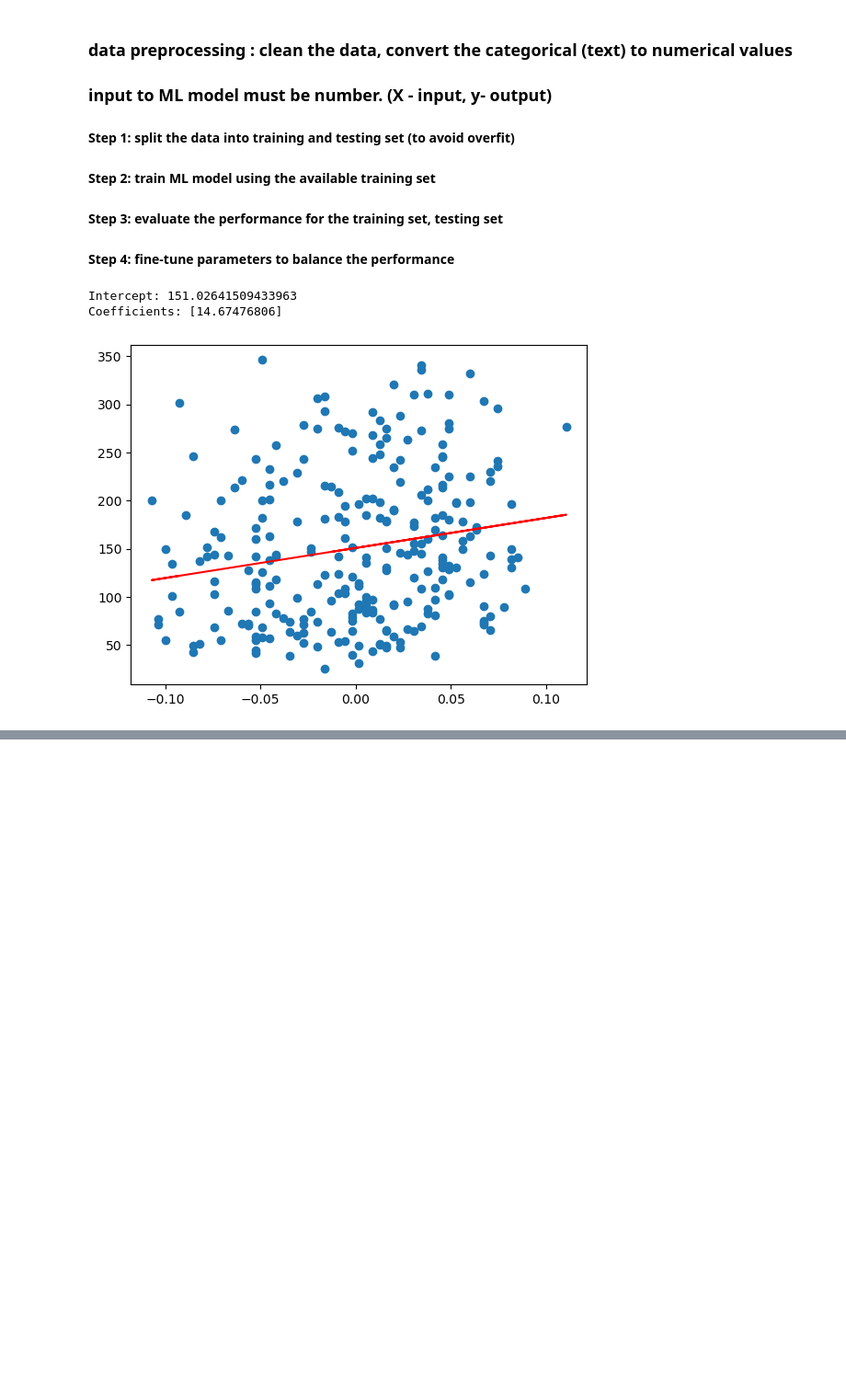
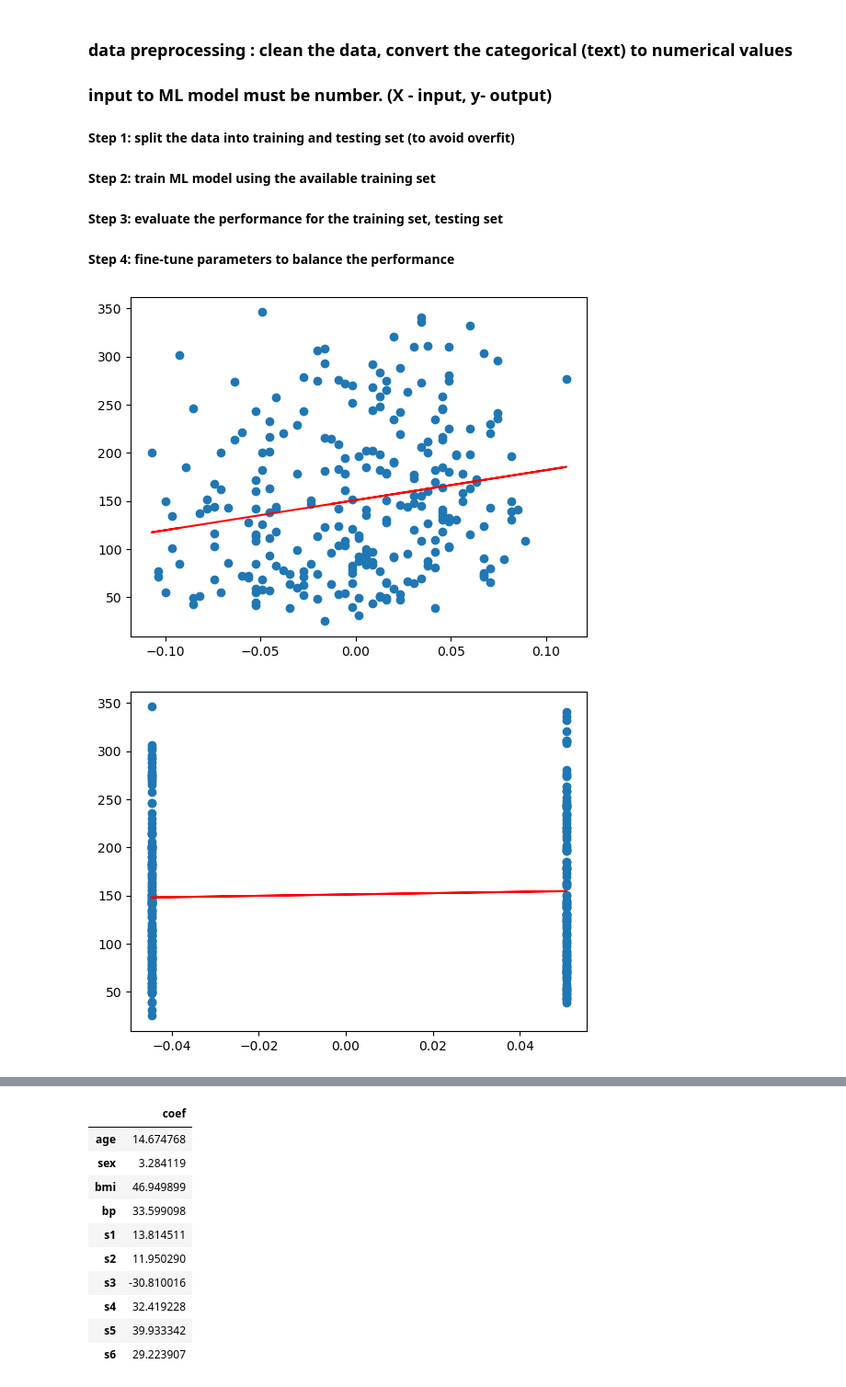
Before and after one commit to myothida/SML_Teaching, a Jupyter notebook: Parami_Fall_2023/LinearRegression.ipynb, the cells around one changed output, grey strips where cells are left out. Shown: that part at 92% size. Cells and saved outputs as stored; diff of their text form; code cells hidden in the pictures; blank space fills up the shorter version.

```diff
--- a/Parami_Fall_2023/LinearRegression.ipynb
+++ b/Parami_Fall_2023/LinearRegression.ipynb
@@ -24,5 +24,3 @@ Index(['age', 'sex', 'bmi', 'bp', 's1', 's2', 's3', 's4', 's5', 's6'], dtype='ob
 #### Step 3: evaluate the performance for the training set, testing set
 
 #### Step 4: fine-tune parameters to balance the performance
-# %%
-X = df[['age']].values
@@ -33,33 +34,36 @@ X_train, X_test, y_train, y_test = train_test_split(X,y, test_size = 0.4, random
 # %%
-from sklearn.preprocessing import StandardScaler, PolynomialFeatures
-from sklearn.linear_model import LinearRegression
-from sklearn.impute import SimpleImputer
+def my_linear_regression(X_train,y_train):
 
-from sklearn.pipeline import Pipeline
+    steps = [("imp_mean", SimpleImputer()), # cleaning the data - replace the missing data with average
+            ("scale", StandardScaler()),  #standardizing the data
+            ("linear", LinearRegression()) ] # linear model - ML
 
-steps = [("imp_mean", SimpleImputer()), # cleaning the data - replace the missing data with average
-         ("scale", StandardScaler()),  #standardizing the data
-         ("linear", LinearRegression()) ] # linear model - ML
+    pipeline = Pipeline(steps)
 
-pipeline = Pipeline(steps)
+    model = pipeline.fit(X_train, y_train)
 
-model = pipeline.fit(X_train, y_train)
 
-y_pred = model.predict(X_train)
+    linear_regressor = pipeline.named_steps['linear']
 
-linear_regressor = pipeline.named_steps['linear']
-
-# Print the intercept and coefficients
-print(f"Intercept: {linear_regressor.intercept_}")
-print(f"Coefficients: {linear_regressor.coef_}")
+    return model, linear_regressor.intercept_, linear_regressor.coef_
-# %% [output]
-Intercept: 151.02641509433963
-Coefficients: [14.67476806]
 # %%
 import matplotlib.pyplot as plt
 
-plt.scatter(X_train, y_train, label='Data Points')
-plt.plot(X_train, y_pred, color='red', label='Linear Regression')
-plt.show()
+df_slr = {}
+for input in df.columns:
+    X = df[[input]].values
+    X_train, X_test, y_train, y_test = train_test_split(X,y, test_size = 0.4, random_state = 42)
+    model, a, b = simple_linear_regression(X_train,y_train)
+    y_pred = model.predict(X_train)
+    plt.scatter(X_train, y_train, label='Data Points')
+    plt.plot(X_train, y_pred, color='red', label='Linear Regression')
+    plt.show()
+    df_slr[input] = b[0]
+
+df_simple = pd.DataFrame.from_dict(df_slr, orient ='index')
+df_simple.columns = ['coef']
+
+df_simple
 # %% [output]
 [figure]
+[figure, added]
@@ -66,2 +78,13 @@ plt.show()
+|  | coef |
+| age | 14.674768 |
+| sex | 3.284119 |
+| bmi | 46.949899 |
+| bp | 33.599098 |
+| s1 | 13.814511 |
+| s2 | 11.950290 |
+| s3 | -30.810016 |
+| s4 | 32.419228 |
+| s5 | 39.933342 |
+| s6 | 29.223907 |
 # %%
 from sklearn.metrics import mean_absolute_error, mean_squared_error, r2_score
```
Also changed, not shown: parts of 4 cells of this notebook.
